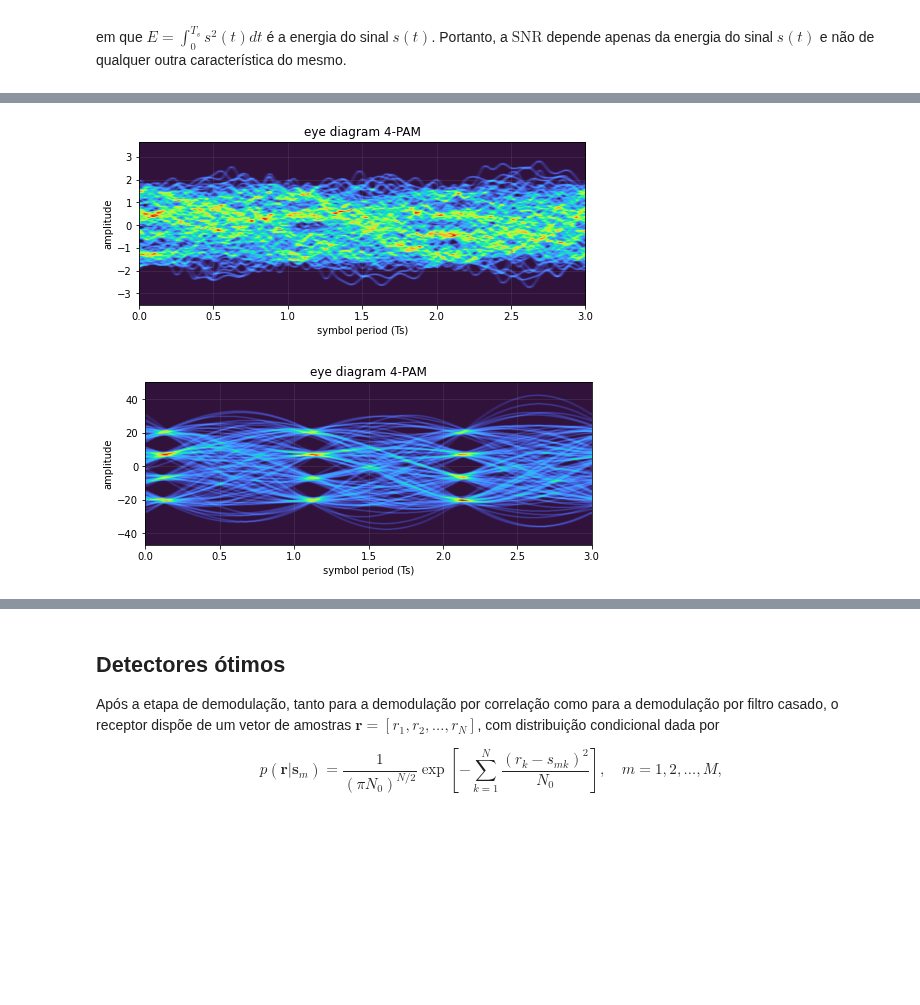
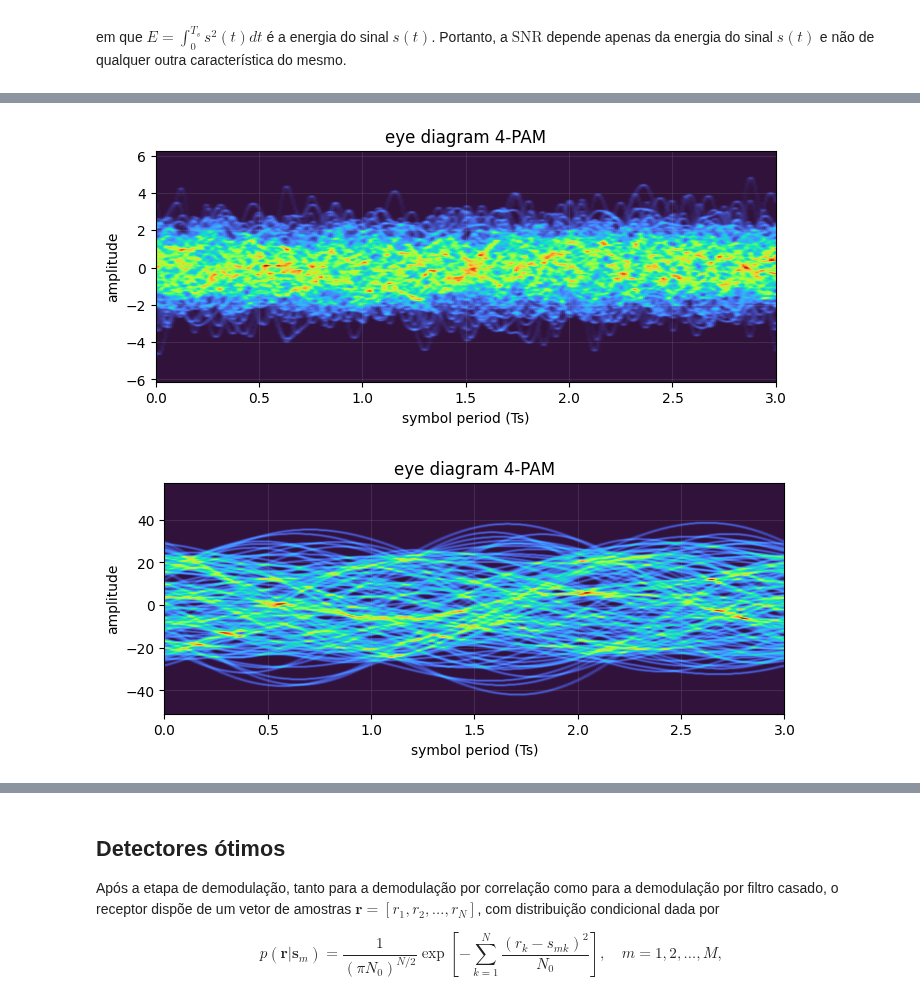
Before and after one commit to edsonportosilva/TDI, a Jupyter notebook: jupyter/3 - Receptores ótimos para canais AWGN.ipynb, the cells around one changed output, grey strips where cells are left out. Cells and saved outputs as stored; diff of their text form; code cells hidden in the pictures; blank space fills up the shorter version.

```diff
--- a/jupyter/3 - Receptores ótimos para canais AWGN.ipynb
+++ b/jupyter/3 - Receptores ótimos para canais AWGN.ipynb
@@ -357,37 +357,37 @@ plt.xlim(min(t), max(t));
 # %%
 # generate pseudo-random bit sequence
 bitsTx = np.random.randint(2, size = int(250000*np.log2(M)))
 
 # generate ook modulated symbol sequence
 symbTx = modulateGray(bitsTx, M, 'pam')
 symbTx = pnorm(symbTx) # power normalization
 
 # upsampling
 symbolsUp = upsample(symbTx, SpS)
 
 # pulso NRZ típico
 pulse = pulseShape('rrc', SpS)
 pulse = pulse/max(abs(pulse))
 
 # formatação de pulso
 sigTx = firFilter(pulse, symbolsUp)
 sigTx = sigTx.real
 
 # ruído gaussiano branco
 Namostras = sigTx.size
-σ2  = 0.050  # variância
+σ2  = 0.050 # variância
 μ   = 0      # média
 
-σ      = sqrt(σ2)
+σ      = sqrt(σ2*SpS)
 ruido  = normal(μ, σ, Namostras)
 
 # diagrama de olho
 Nsamples = sigTx.size
 eyediagram(sigTx+ruido, Nsamples, SpS, plotlabel= str(M)+'-PAM', ptype='fancy')
 eyediagram(firFilter(pulse, sigTx+ruido), Nsamples, SpS, plotlabel= str(M)+'-PAM', ptype='fancy')
 # %% [output]
-[figure, old version]
+[figure, new version]
-[figure, old version]
+[figure, new version]
 # %%
 # plot PSD
 plt.figure();
```
Also changed, not shown: parts of 9 cells of this notebook, 1 other file.
